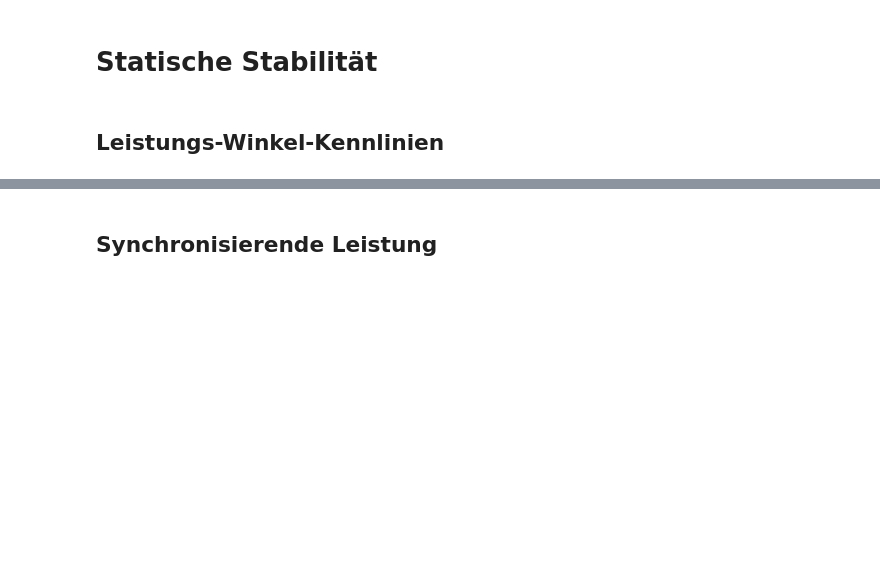
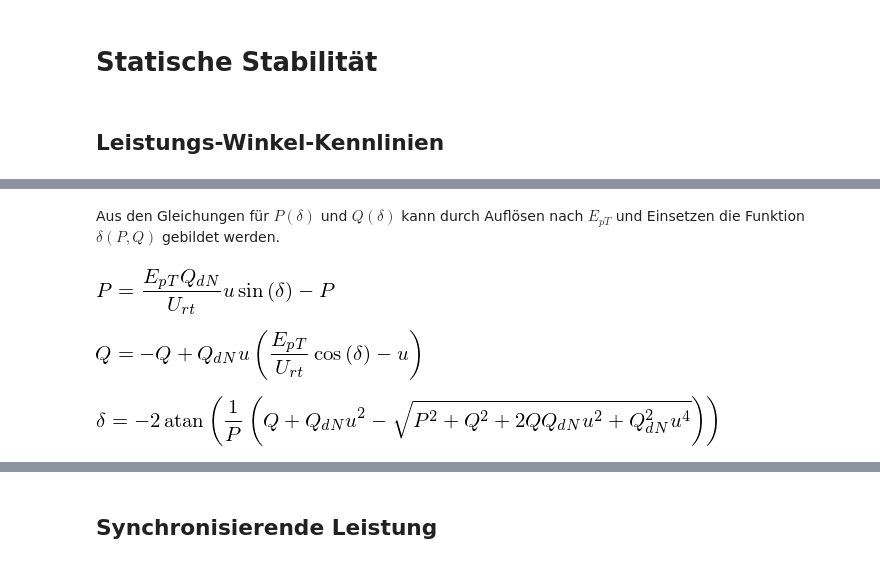
Before and after one commit to MalteJin/R0, a Jupyter notebook: Stabilitaetsbetrachtungen.ipynb, the cells around one changed output, grey strips where cells are left out. Saved outputs shown, nothing was run; the diff lists cells and outputs as text; code cells hidden in the pictures; blank space fills up the shorter version.

```diff
--- a/Stabilitaetsbetrachtungen.ipynb
+++ b/Stabilitaetsbetrachtungen.ipynb
@@ -501,16 +516,22 @@ widgets.VBox([col0,col1,col2,col3])
+# %% [markdown]
+Aus den Gleichungen für $P(\delta)$ und $Q(\delta)$ kann durch Auflösen nach
+$E_{pT}$ und Einsetzen die Funktion $\delta(P,Q)$ gebildet werden.
 # %%
-#Dummy sliders
-LineLength=0
-Skss=100
-
 QdNsym,EpTsym,UrtSym=sp.symbols(r"Q_{dN},E_{pT},U_{rt}")
 eq8= uSym*QdNsym*EpTsym/UrtSym  *sp.sin(dltSym) -Psym #P(dlt) term (Crst 6.94)
 eq9= uSym*QdNsym*(EpTsym/UrtSym *sp.cos(dltSym) -uSym)-Qsym # Q(dlt) term
 
-eq10=sp.solve(eq9,EpTsym)[0] #Solve for EpT, only one solution.
-
-eq11=eq8.subs(EpTsym,eq10)#
+eq10=sp.solve(eq9,EpTsym)[0] #Solve for EpT (one solution)
+eq11=eq8.subs(EpTsym,eq10)
 eq12=sp.solve(eq11,dltSym)[0]
 #Solve for delta, gives two solutions for dlt(P,Q) function,
-#Use only first one.
+#Use only use first (stable one)solution.
+
+display(sp.Eq(Psym,eq8))
+display(sp.Eq(Qsym,eq9))
+display(sp.Eq(dltSym,eq12))
+# %% [output]
+[figure, added]
+[figure, added]
+[figure, added]
 # %% [markdown]
```
Also changed, not shown: parts of 43 cells of this notebook.
